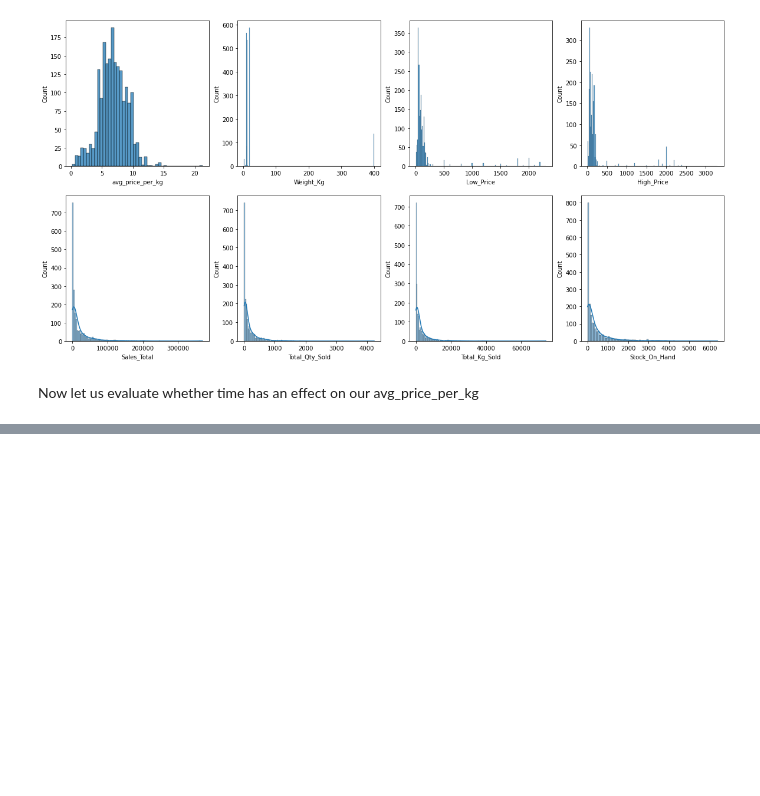
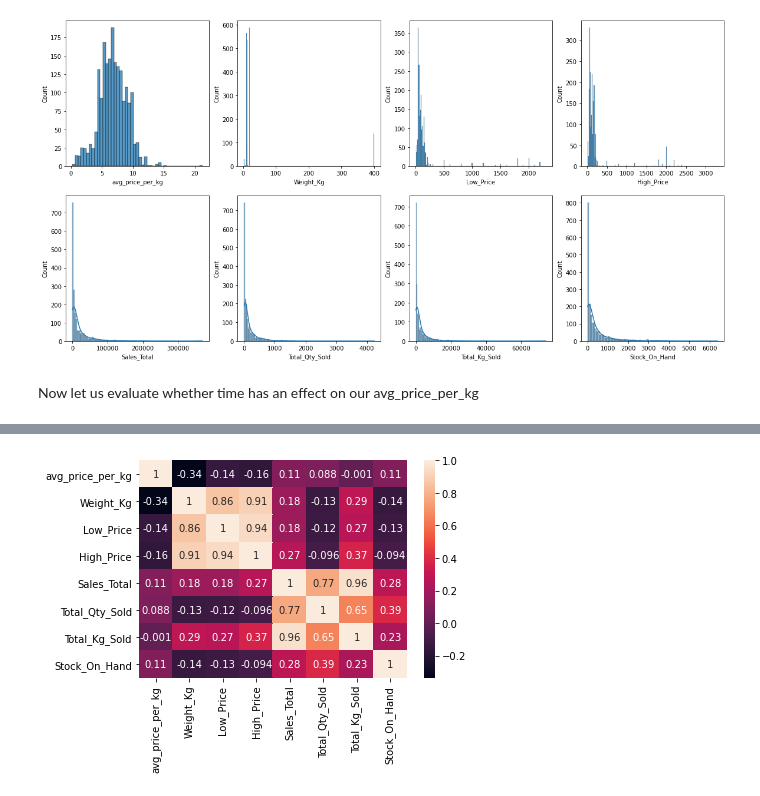
Before and after one commit to nkonyanihlulani/Team_7_regression, a Jupyter notebook: team_7.ipynb, the cells around one changed output, grey strips where cells are left out. Cells and saved outputs as stored; diff of their text form; code cells hidden in the pictures; blank space fills up the shorter version.

```diff
--- a/team_7.ipynb
+++ b/team_7.ipynb
@@ -155,0 +144,7 @@ Text(0.5, 0, 'Date')
+# %%
+num_fil=['avg_price_per_kg','Weight_Kg','Low_Price','High_Price','Sales_Total', 'Total_Qty_Sold','Total_Kg_Sold','Stock_On_Hand']
+num_df=train[num_fil]
+# %%
+heat_map = sns.heatmap(num_df.corr(),annot=True)
+# %% [output]
+[figure, added]
```
Also changed, not shown: parts of 28 cells of this notebook.
